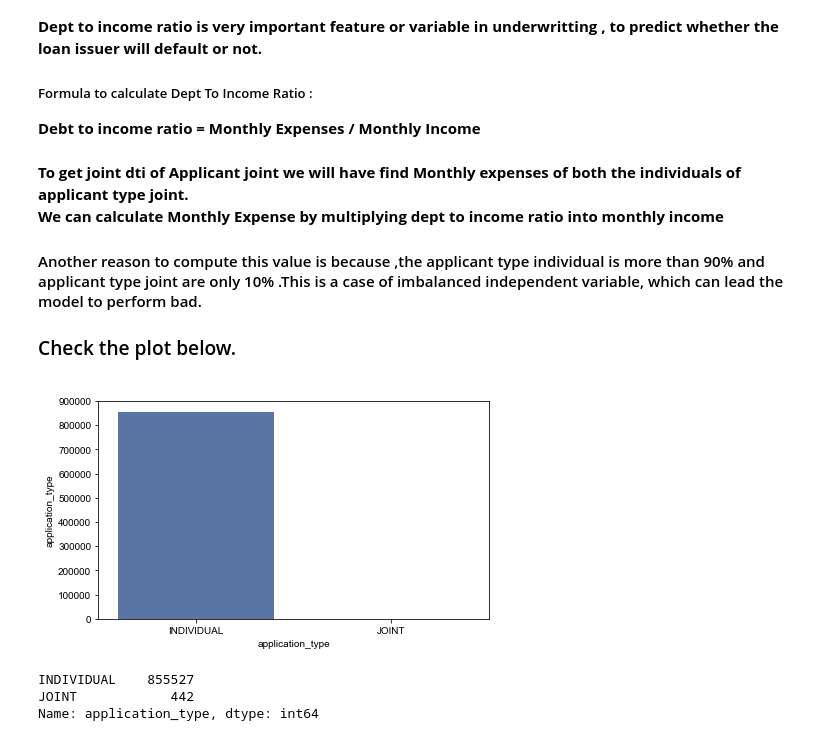
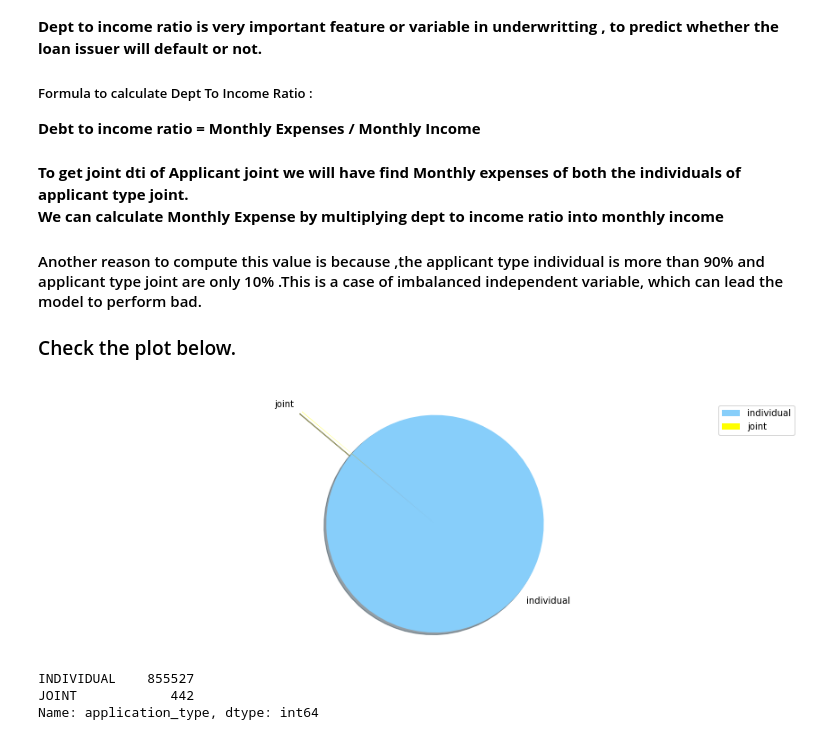
Before and after one commit to kushal9090/Data-Science-Final-Project-on-Loan-Default, a Jupyter notebook: Underwritting.ipynb, the cells around one changed output. Cells and saved outputs as stored; diff of their text form; code cells hidden in the pictures.

```diff
--- a/Underwritting.ipynb
+++ b/Underwritting.ipynb
@@ -137,7 +125,16 @@ def countPlot(data , variable_name, dimen =(11.7 , 8.27)):
-# %%
-countPlot(df , "application_type" , dimen=(7,4))
-# %% [output]
-[figure, removed]
+# %%
+labels = 'individual', 'joint'
+sizes = [855527, 442 ]
+colors = ['lightskyblue', 'yellow']
+explode = (0.10, 0.5)  # explode 1st slice
+
+# Plot
+patches , text = plt.pie(sizes, explode=explode, labels=labels, colors=colors, shadow=True, startangle=140)
+plt.legend(patches, labels, loc="best")
+plt.axis('equal')
+plt.show()
+# %% [output]
+[figure, added]
 # %%
 df["application_type"].value_counts()
 # %% [output]
```
Also changed, not shown: parts of 12 cells of this notebook.
